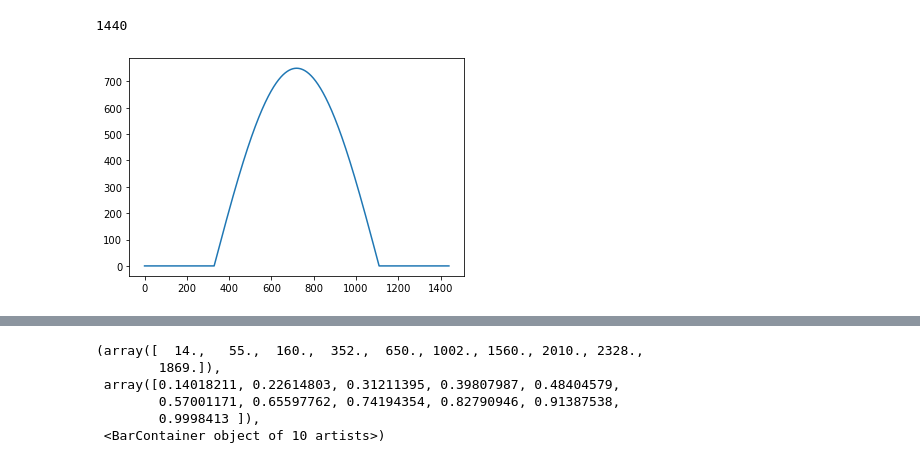
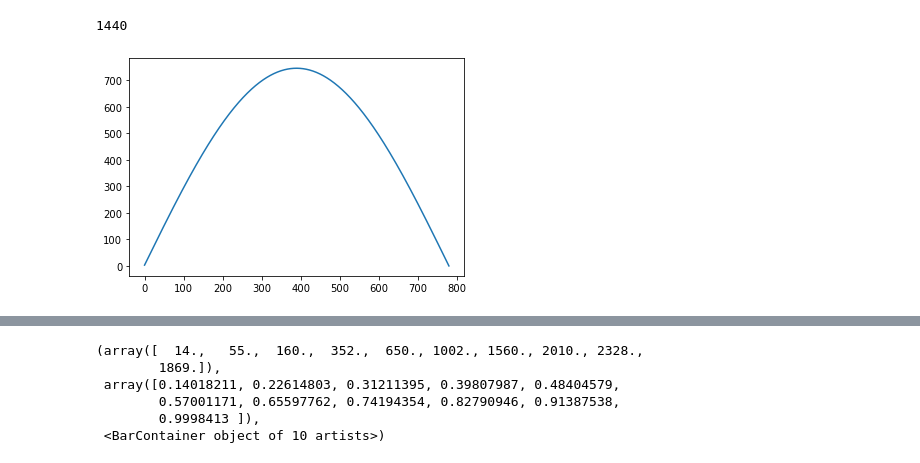
Before and after one commit to adam-bauer-34/climate-simp, a Jupyter notebook: OLLA/forcing_test.ipynb, the cells around one changed output, grey strips where cells are left out. Saved outputs shown, nothing was run; the diff lists cells and outputs as text; code cells hidden in the pictures.

```diff
--- a/OLLA/forcing_test.ipynb
+++ b/OLLA/forcing_test.ipynb
@@ -9,23 +11,23 @@ diurn_cycle_raw = 1290 * np.sin(x)
 # %%
 day_length = 13
 
 free_time = (24 - day_length)*60/2. # In minutes!
 
 free_time = int(free_time)
 
 day_time_shift = np.linspace(free_time, day_length*60 + free_time - 1, day_length*60)
 day_time = np.linspace(1, day_length*60, day_length*60)
 
 pre_day = np.zeros(free_time)
 post_day = np.zeros(free_time) # i.e., the time from sundown to the end of the day
 
-day_avg = 750 * np.sin(np.pi * day_time * (day_length*60)**(-1))
+day_avg = 745 * np.sin(np.pi * day_time * (day_length*60)**(-1))
 
 tot_day = np.hstack((pre_day, day_avg, post_day))
 
-plt.plot(tot_day)
+plt.plot(day_avg)
 
 len(tot_day)
 # %% [output]
 1440
-[figure, old version]
+[figure, new version]
```
Also changed, not shown: parts of 17 cells of this notebook, 5 other files.
